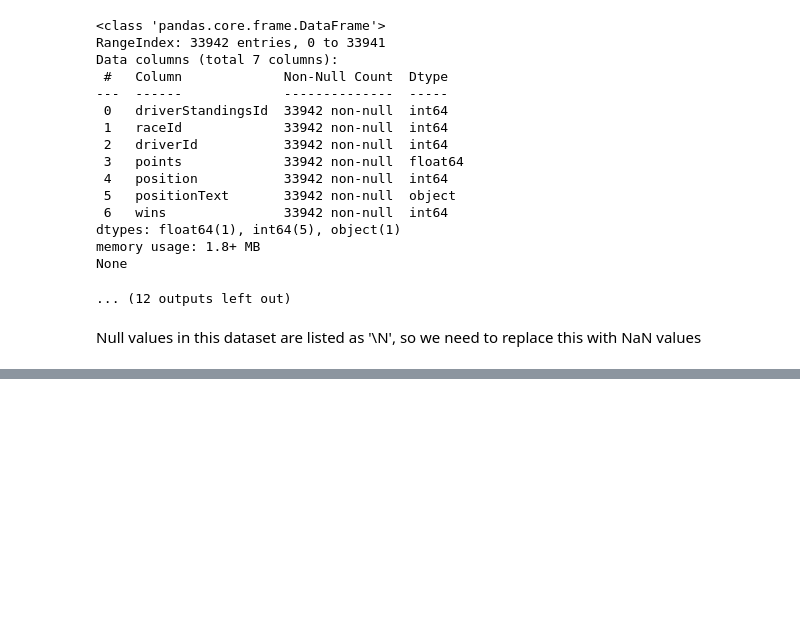
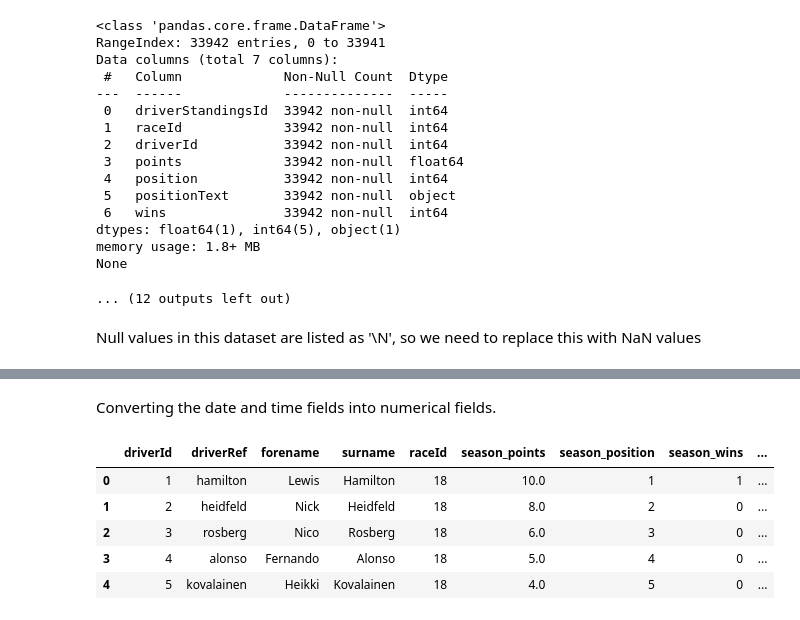
Before and after one commit to nateq02/STAT_Final_Project, a Jupyter notebook: final_project.ipynb, the cells around one changed output, grey strips where cells are left out. Drawn from its saved outputs; the diff is of its cells as text; code cells hidden in the pictures; blank space fills up the shorter version.

```diff
--- a/final_project.ipynb
+++ b/final_project.ipynb
@@ -403,0 +304,25 @@ Index(['driverId', 'code', 'forename', 'surname', 'nationality',
+# %% [markdown]
+Converting the date and time fields into numerical fields.
+# %%
+dr.drop(columns = ['year', 'round', 'url', 'fp1_date', 'fp1_time', 'fp2_date', 'fp2_time', 'fp3_date', 'fp3_time', 'quali_date', 'quali_time', 'sprint_date', 'sprint_time'], inplace = True)
+
+dr['date'] = pd.to_datetime(dr['date'])
+dr['race_year'] = dr['date'].dt.year
+dr['race_month'] = dr['date'].dt.month
+dr['race_day'] = dr['date'].dt.day
+
+dr['time'] = pd.to_datetime(dr['time'])
+dr['race_hour'] = dr['time'].dt.hour
+dr['race_min'] = dr['time'].dt.minute
+
+dr.drop(columns = ['date', 'time'], inplace = True)
+dr.rename(columns = {'name': 'race_name'}, inplace = True)
+
+dr.head()
+# %% [output]
+|  | driverId | driverRef | forename | surname | raceId | season_points | season_position | season_wins | ... |
+| 0 | 1 | hamilton | Lewis | Hamilton | 18 | 10.0 | 1 | 1 | ... |
+| 1 | 2 | heidfeld | Nick | Heidfeld | 18 | 8.0 | 2 | 0 | ... |
+| 2 | 3 | rosberg | Nico | Rosberg | 18 | 6.0 | 3 | 0 | ... |
+| 3 | 4 | alonso | Fernando | Alonso | 18 | 5.0 | 4 | 0 | ... |
+| 4 | 5 | kovalainen | Heikki | Kovalainen | 18 | 4.0 | 5 | 0 | ... |
```
Also changed, not shown: parts of 52 cells of this notebook.
